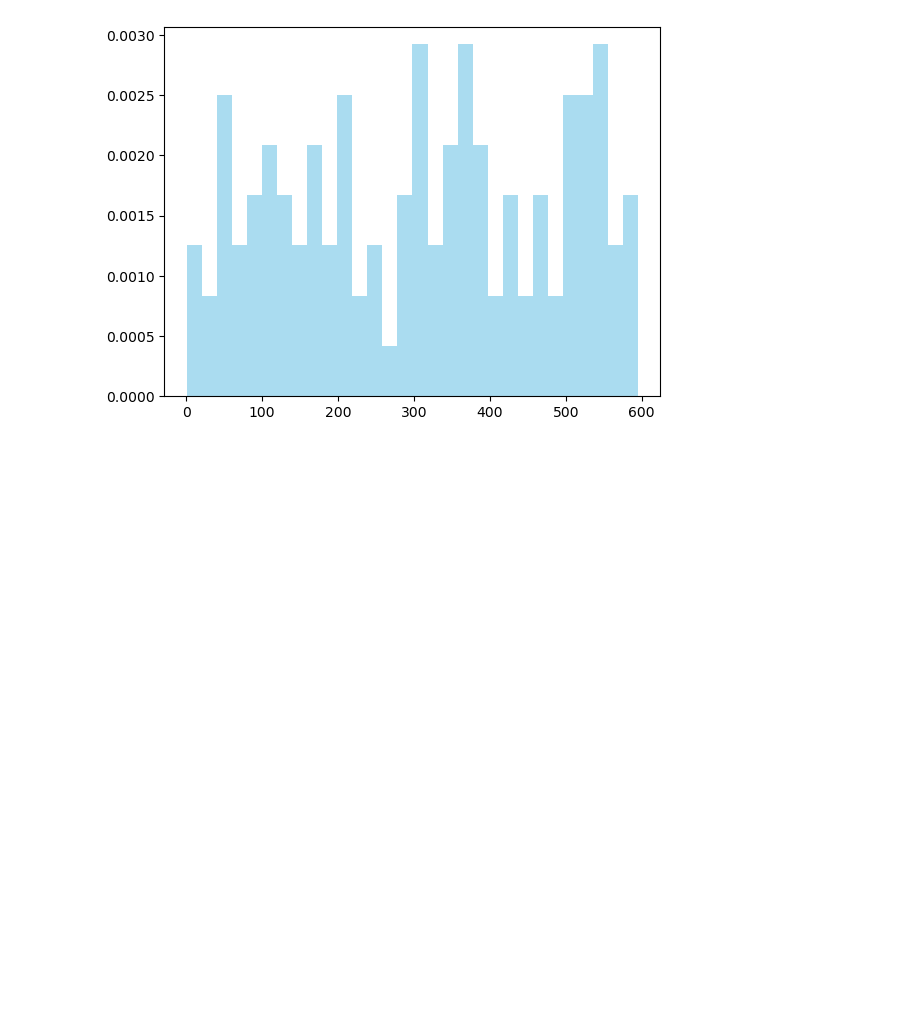
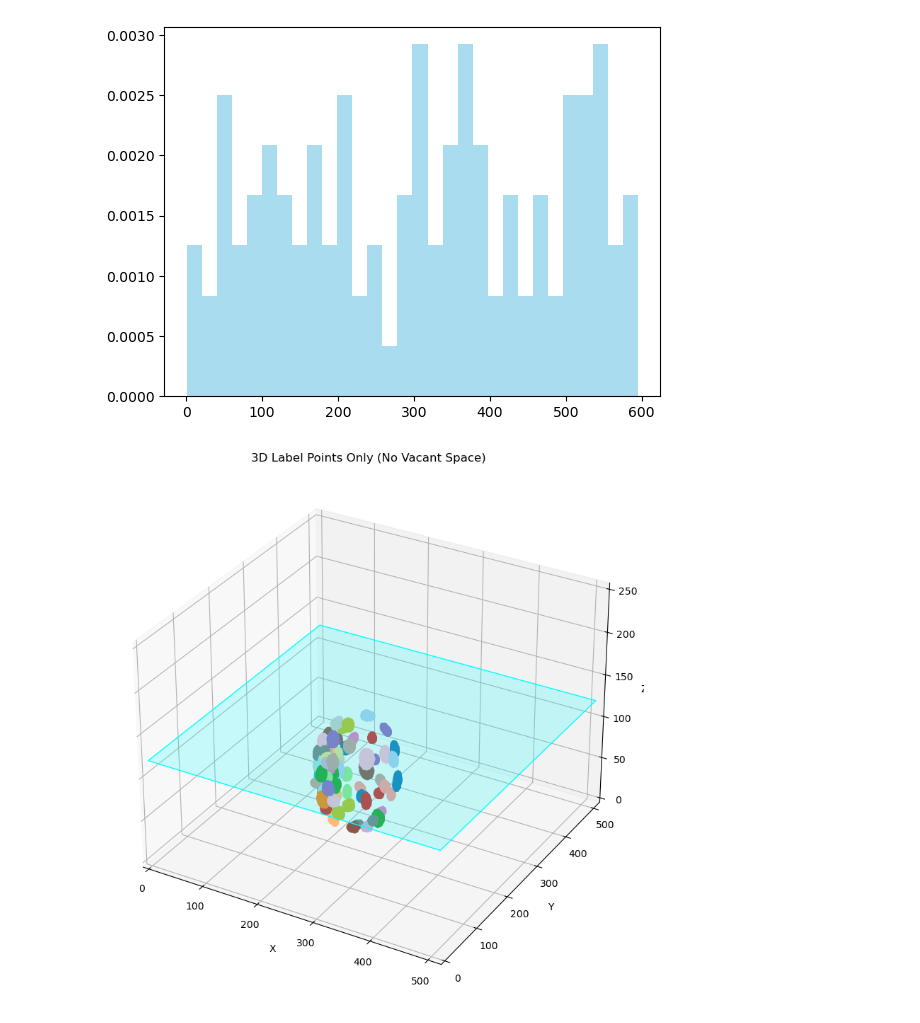
Before and after one commit to dineshchhantyal/3d-cnn-classification, a Jupyter notebook: model/notebooks/visulaization.ipynb, the cells around one changed output. Drawn from its saved outputs; the diff is of its cells as text; code cells hidden in the pictures; blank space fills up the shorter version.

```diff
--- a/model/notebooks/visulaization.ipynb
+++ b/model/notebooks/visulaization.ipynb
@@ -110,3 +110,23 @@ plt.hist(val_indices, bins=30, density=True, alpha=0.7, color='skyblue')
         535.6, 555.4, 575.2, 595. ]),
  <BarContainer object of 30 artists>)
 [figure]
+# %%
+fig = plt.figure(figsize=(10, 8))
+ax = fig.add_subplot(111, projection="3d")
+ax.scatter(x, y, z, c=color_indices, cmap=ListedColormap(base_cmap.colors), s=2)
+
+# Add mid-Z plane as before
+plane = Poly3DCollection(plane_verts, color="cyan", alpha=0.2)
+ax.add_collection3d(plane)
+
+ax.set_xlim(0, xlim)
+ax.set_ylim(0, ylim)
+ax.set_zlim(0, label_stack.shape[0])
+ax.set_xlabel("X")
+ax.set_ylabel("Y")
+ax.set_zlabel("Z")
+plt.title("3D Label Points Only (No Vacant Space)")
+plt.tight_layout()
+plt.show()
+# %% [output]
+[figure, added]
```
Also changed, not shown: parts of 8 cells of this notebook, 25 other files.
